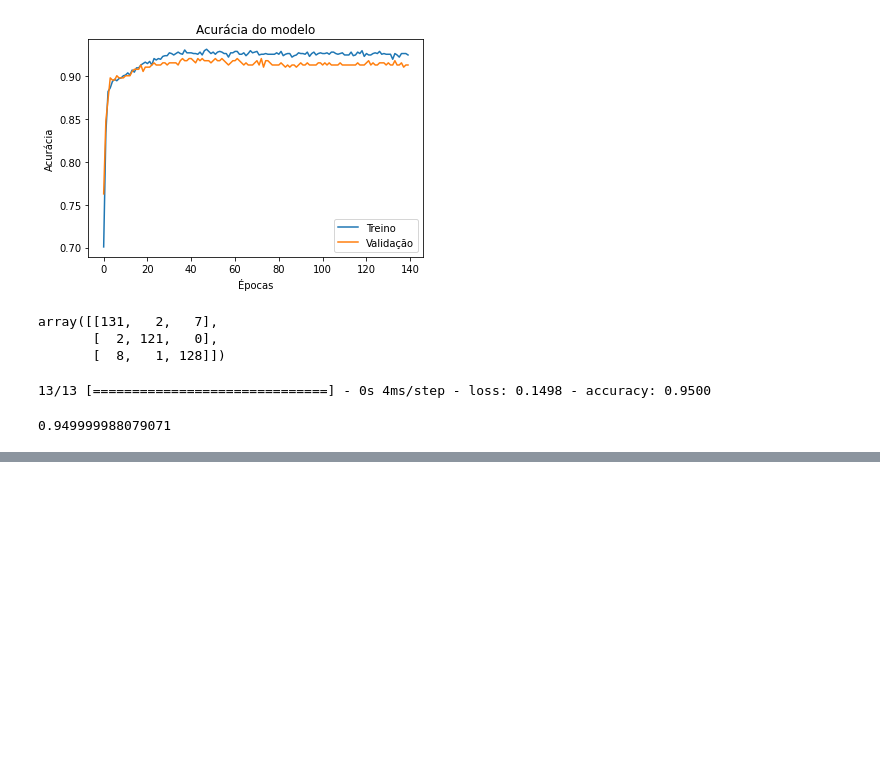
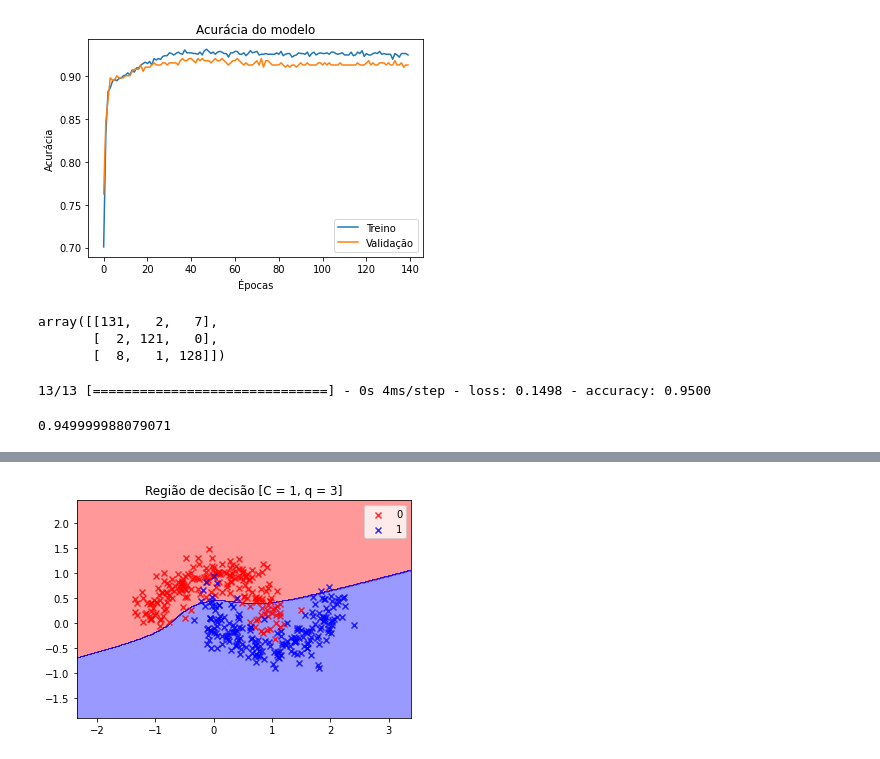
Before and after one commit to ricardomarra/machine-learning, a Jupyter notebook: lista de exercícios 04/códigos_lista_04.ipynb, the cells around one changed output, grey strips where cells are left out. Drawn from its saved outputs; the diff is of its cells as text; code cells hidden in the pictures; blank space fills up the shorter version.

Commit message:
list 04 done

```diff
--- a/lista de exercícios 04/códigos_lista_04.ipynb
+++ b/lista de exercícios 04/códigos_lista_04.ipynb
@@ -111,0 +160,21 @@ len(history_dict[10].history['accuracy'])
+# %%
+c_list = [0.01, 0.1, 1, 10, 100, 1000]
+d_list = [2, 3, 4, 5, 6, 7]
+acc_list = []
+svms = {}
+idx = 0
+
+for C in c_list:
+    for d in d_list:
+        svm = SVC(kernel = 'poly', C = C, degree = d)
+        svm.fit(X_train, y_train)
+
+        svms[idx] = svm
+        idx += 1
+        acc_list.append(((svm.predict(X_test) == y_test).sum() / y_test.shape[0]))
+# %%
+plot_decision_regions(X_test, y_test, classifier = svms[np.argmax(acc_list)])
+plt.title('Região de decisão [C = 1, q = 3]')
+plt.savefig('images/plotq3b')
+# %% [output]
+[figure, added]
```
Also changed, not shown: parts of 12 cells of this notebook, 8 other files.
